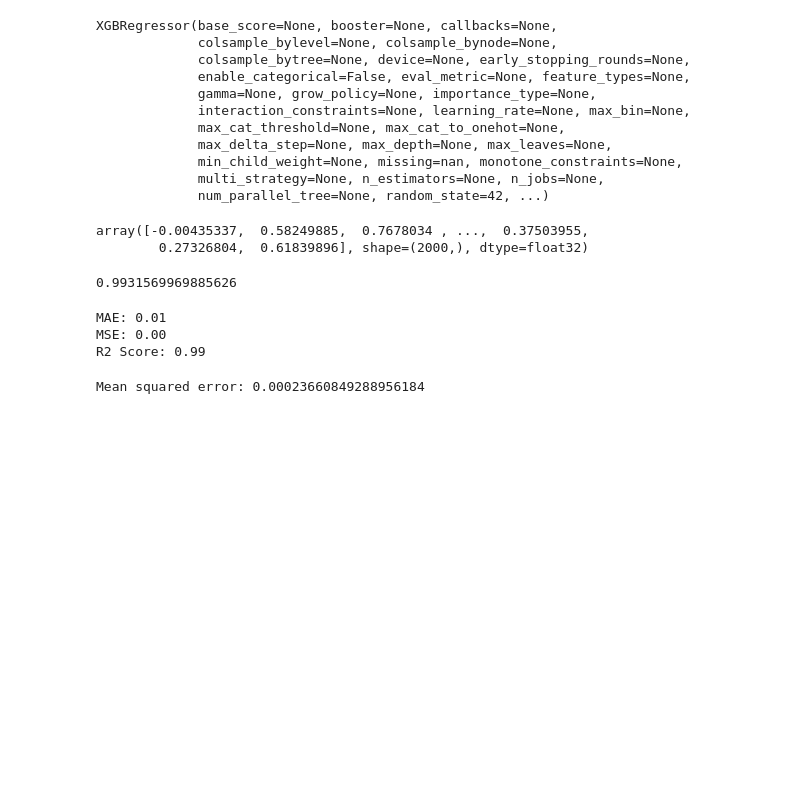
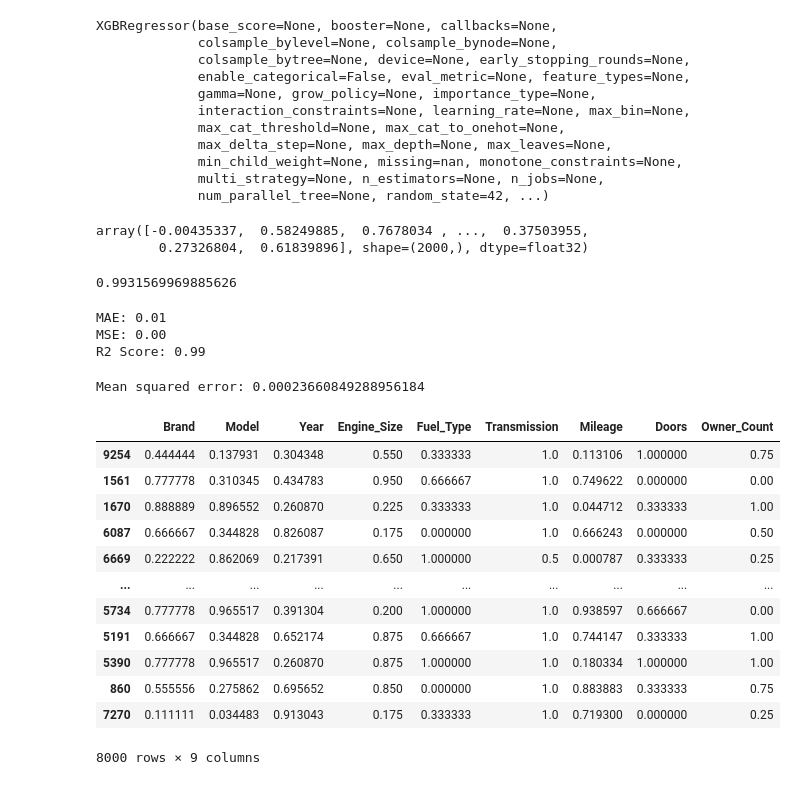
Before and after one commit to diegomacaya/car_study_eda, a Jupyter notebook: src/explore.ipynb, the cells around one changed output. Saved outputs shown, nothing was run; the diff lists cells and outputs as text; code cells hidden in the pictures; blank space fills up the shorter version.

```diff
--- a/src/explore.ipynb
+++ b/src/explore.ipynb
@@ -254,3 +254,19 @@ print(f"Mean squared error: {mean_squared_error(y_test, y_pred)}")
 Mean squared error: 0.00023660849288956184
 # %%
 model.save_model("xgb_regressor_default_42.json")
+# %%
+X_train
+# %% [output]
+|  | Brand | Model | Year | Engine_Size | Fuel_Type | Transmission | Mileage | Doors | Owner_Count |
+| 9254 | 0.444444 | 0.137931 | 0.304348 | 0.550 | 0.333333 | 1.0 | 0.113106 | 1.000000 | 0.75 |
+| 1561 | 0.777778 | 0.310345 | 0.434783 | 0.950 | 0.666667 | 1.0 | 0.749622 | 0.000000 | 0.00 |
+| 1670 | 0.888889 | 0.896552 | 0.260870 | 0.225 | 0.333333 | 1.0 | 0.044712 | 0.333333 | 1.00 |
+| 6087 | 0.666667 | 0.344828 | 0.826087 | 0.175 | 0.000000 | 1.0 | 0.666243 | 0.000000 | 0.50 |
+| 6669 | 0.222222 | 0.862069 | 0.217391 | 0.650 | 1.000000 | 0.5 | 0.000787 | 0.333333 | 0.25 |
+| ... | ... | ... | ... | ... | ... | ... | ... | ... | ... |
+| 5734 | 0.777778 | 0.965517 | 0.391304 | 0.200 | 1.000000 | 1.0 | 0.938597 | 0.666667 | 0.00 |
+| 5191 | 0.666667 | 0.344828 | 0.652174 | 0.875 | 0.666667 | 1.0 | 0.744147 | 0.333333 | 1.00 |
+| 5390 | 0.777778 | 0.965517 | 0.260870 | 0.875 | 1.000000 | 1.0 | 0.180334 | 1.000000 | 1.00 |
+| 860 | 0.555556 | 0.275862 | 0.695652 | 0.850 | 0.000000 | 1.0 | 0.883883 | 0.333333 | 0.75 |
+| 7270 | 0.111111 | 0.034483 | 0.913043 | 0.175 | 0.333333 | 1.0 | 0.719300 | 0.000000 | 0.25 |
+8000 rows × 9 columns
```
